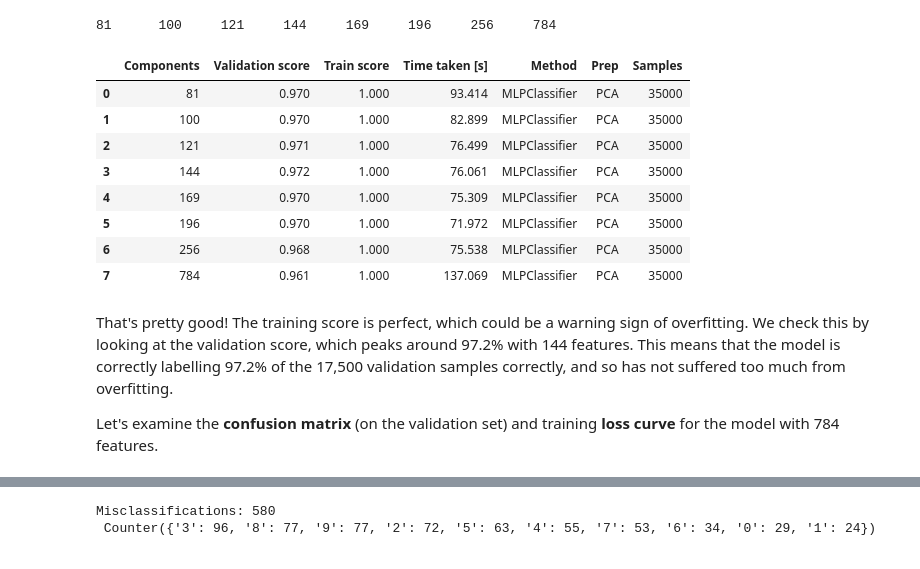
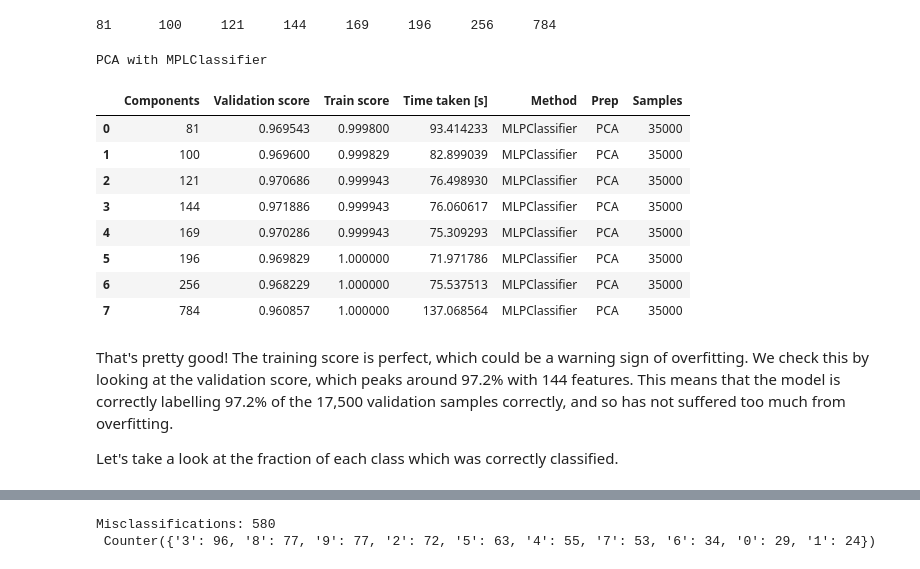
Before and after one commit to pc559/mnist_comparison, a Jupyter notebook: mnist_compare.ipynb, the cells around one changed output, grey strips where cells are left out. Cells and saved outputs as stored; diff of their text form; code cells hidden in the pictures.

```diff
--- a/mnist_compare.ipynb
+++ b/mnist_compare.ipynb
@@ -223,26 +244,27 @@ pca_scores = pd.DataFrame(pca_results, columns=display_cols)
 # %%
 pca_scores['Method'] = 'MLPClassifier'
 pca_scores['Prep'] = 'PCA'
 pca_scores['Samples'] = len(X_train)
 pca_scores['Components'] = pca_scores['Components'].astype(np.int64)
-pca_scores
+pca_scores.style.set_caption("PCA with MPLClassifier")
 # %% [output]
+PCA with MPLClassifier
 |  | Components | Validation score | Train score | Time taken [s] | Method | Prep | Samples |
-| 0 | 81 | 0.970 | 1.000 | 93.414 | MLPClassifier | PCA | 35000 |
-| 1 | 100 | 0.970 | 1.000 | 82.899 | MLPClassifier | PCA | 35000 |
-| 2 | 121 | 0.971 | 1.000 | 76.499 | MLPClassifier | PCA | 35000 |
-| 3 | 144 | 0.972 | 1.000 | 76.061 | MLPClassifier | PCA | 35000 |
-| 4 | 169 | 0.970 | 1.000 | 75.309 | MLPClassifier | PCA | 35000 |
-| 5 | 196 | 0.970 | 1.000 | 71.972 | MLPClassifier | PCA | 35000 |
-| 6 | 256 | 0.968 | 1.000 | 75.538 | MLPClassifier | PCA | 35000 |
-| 7 | 784 | 0.961 | 1.000 | 137.069 | MLPClassifier | PCA | 35000 |
+| 0 | 81 | 0.969543 | 0.999800 | 93.414233 | MLPClassifier | PCA | 35000 |
+| 1 | 100 | 0.969600 | 0.999829 | 82.899039 | MLPClassifier | PCA | 35000 |
+| 2 | 121 | 0.970686 | 0.999943 | 76.498930 | MLPClassifier | PCA | 35000 |
+| 3 | 144 | 0.971886 | 0.999943 | 76.060617 | MLPClassifier | PCA | 35000 |
+| 4 | 169 | 0.970286 | 0.999943 | 75.309293 | MLPClassifier | PCA | 35000 |
+| 5 | 196 | 0.969829 | 1.000000 | 71.971786 | MLPClassifier | PCA | 35000 |
+| 6 | 256 | 0.968229 | 1.000000 | 75.537513 | MLPClassifier | PCA | 35000 |
+| 7 | 784 | 0.960857 | 1.000000 | 137.068564 | MLPClassifier | PCA | 35000 |
 # %% [markdown]
 That's pretty good! The training score is perfect, which could be a warning sign of overfitting.
 We check this by looking at the validation score, which peaks around 97.2% with 144 features.
 This means that the model is correctly labelling 97.2% of the 17,500 validation samples correctly,
 and so has not suffered too much from overfitting.
 
-Let's examine the **confusion matrix** (on the validation set) and training **loss curve** for the model with 784 features.
+Let's take a look at the fraction of each class which was correctly classified.
 # %%
 con = confusion_matrix(y_valid, pca_pipe.predict(X_valid), normalize='true')
 diag_acc = np.diag(con)/np.sum(con, axis=1)
```
Also changed, not shown: parts of 30 cells of this notebook.
